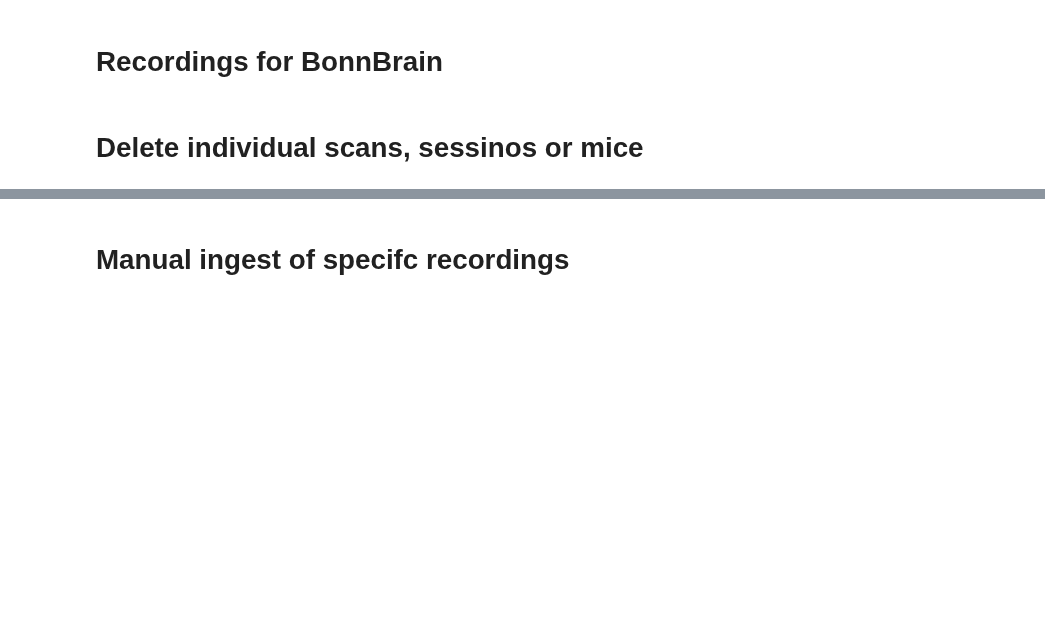
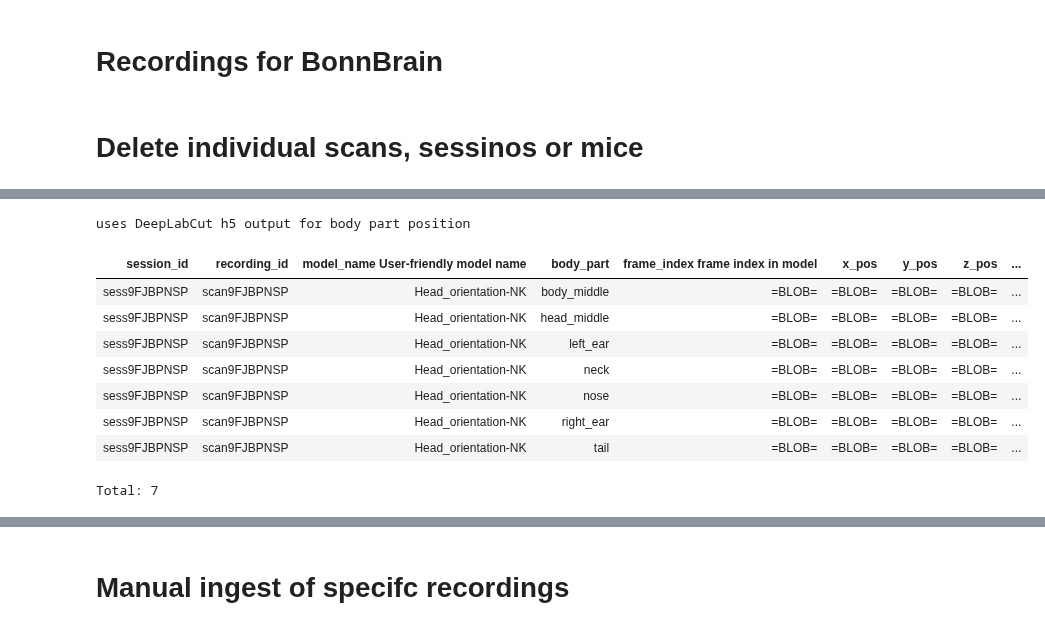
Before and after one commit to Gyepee/adamacs_jisooj, a Jupyter notebook: notebooks/66_manual.ipynb, the cells around one changed output, grey strips where cells are left out. Drawn from its saved outputs; the diff is of its cells as text; code cells hidden in the pictures; blank space fills up the shorter version.

```diff
--- a/notebooks/66_manual.ipynb
+++ b/notebooks/66_manual.ipynb
@@ -23,0 +68,13 @@ dj.__version__
+# %%
+model.PoseEstimation.BodyPartPosition()
+# %% [output]
+uses DeepLabCut h5 output for body part position
+| session_id | recording_id | model_name User-friendly model name | body_part | frame_index frame index in model | x_pos | y_pos | z_pos | ... |
+| sess9FJBPNSP | scan9FJBPNSP | Head_orientation-NK | body_middle | =BLOB= | =BLOB= | =BLOB= | =BLOB= | ... |
+| sess9FJBPNSP | scan9FJBPNSP | Head_orientation-NK | head_middle | =BLOB= | =BLOB= | =BLOB= | =BLOB= | ... |
+| sess9FJBPNSP | scan9FJBPNSP | Head_orientation-NK | left_ear | =BLOB= | =BLOB= | =BLOB= | =BLOB= | ... |
+| sess9FJBPNSP | scan9FJBPNSP | Head_orientation-NK | neck | =BLOB= | =BLOB= | =BLOB= | =BLOB= | ... |
+| sess9FJBPNSP | scan9FJBPNSP | Head_orientation-NK | nose | =BLOB= | =BLOB= | =BLOB= | =BLOB= | ... |
+| sess9FJBPNSP | scan9FJBPNSP | Head_orientation-NK | right_ear | =BLOB= | =BLOB= | =BLOB= | =BLOB= | ... |
+| sess9FJBPNSP | scan9FJBPNSP | Head_orientation-NK | tail | =BLOB= | =BLOB= | =BLOB= | =BLOB= | ... |
+Total: 7
```
Also changed, not shown: parts of 12 cells of this notebook, 1 other file.
